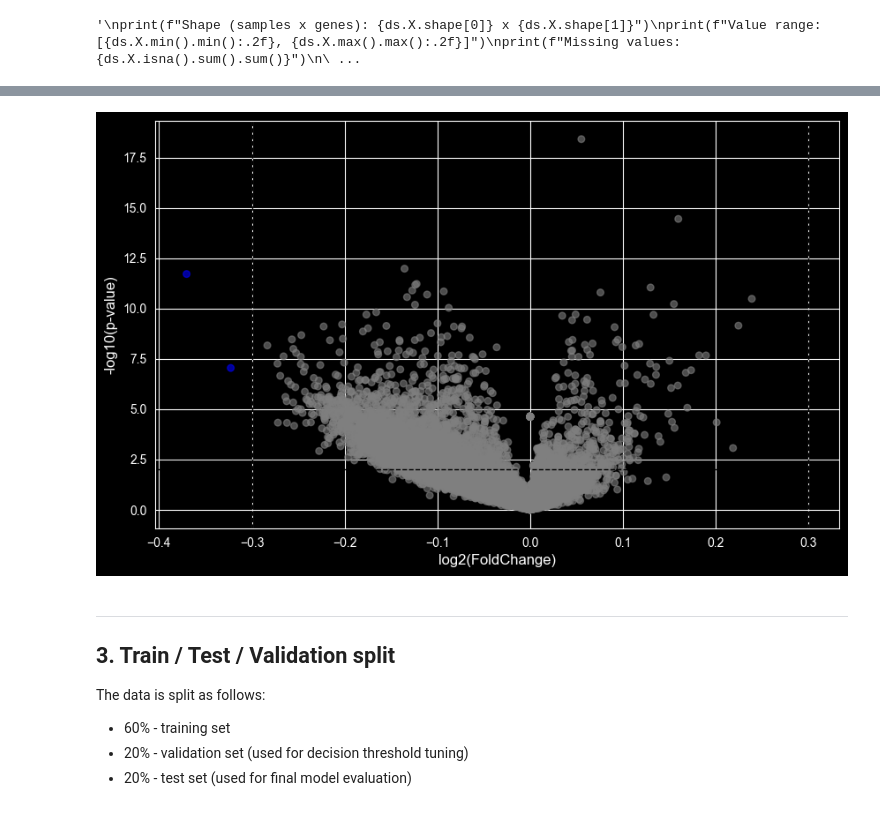
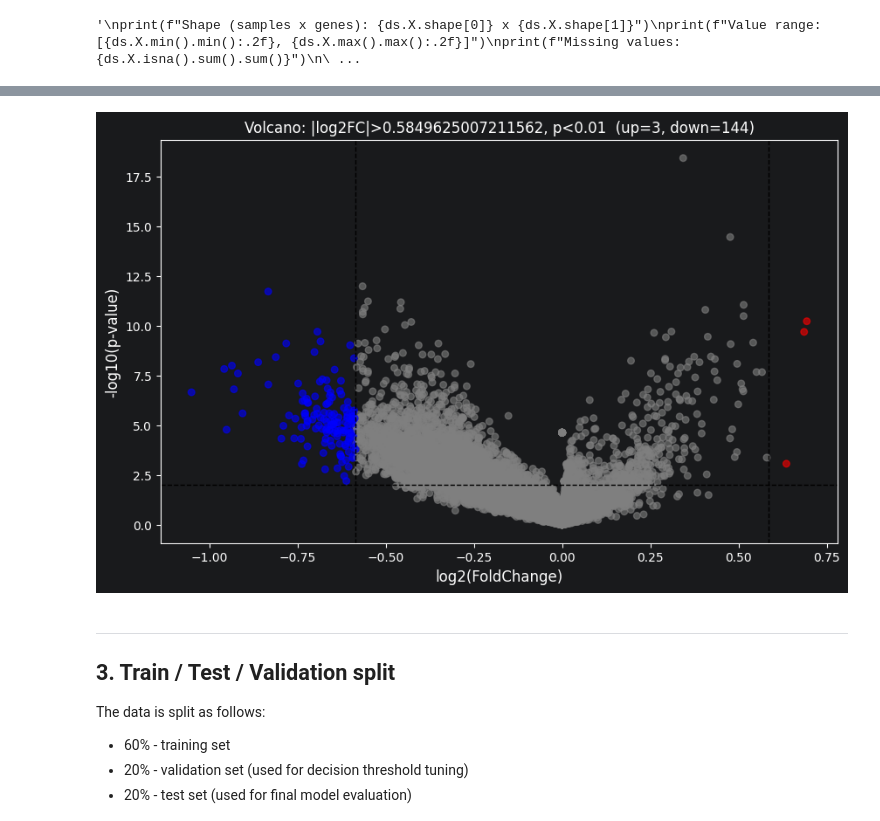
Before and after one commit to kasiaOsowska/pancreatic_canacer_dataset_analysis, a Jupyter notebook: 1_data_preparation.ipynb, the cells around one changed output, grey strips where cells are left out. Saved outputs shown, nothing was run; the diff lists cells and outputs as text; code cells hidden in the pictures.

```diff
--- a/1_data_preparation.ipynb
+++ b/1_data_preparation.ipynb
@@ -42,9 +42,7 @@ from utilz.constans import HEALTHY, DISEASE, CANCER
 from utilz.helpers import plot_split_balance, plot_pca, plot_group_overview
 from utilz.preprocessing_utilz import (
     ConstantExpressionReductor, AnovaFdrReductor,
-    MeanExpressionReductor, CovariatesBiasReductor,
-    WithinGroupVarianceReductor, CovariatesResidualTransformer,
-    AnovaReductor
+    MeanExpressionReductor,  WithinGroupVarianceReductor
 )
 
 
@@ -57,11 +55,9 @@ ds = load_dataset(data_path, meta_path, label_col="Group")
 TEST_SIZE = 0.2
 VALID_SIZE = 0.2
 # Preprocessing hyperparameters
-ANOVA_PERCENTILE = 5
 MEAN_PERCENTILE = 5
-WITHIN_GROUP_VARIANCE_PERCENTILE = 95
 ANOVA_FDR_THRESHOLD = 0.1
-LOG2FC = 0.1
+LOG2FC_THRESHOLD  = np.log2(1.5)
 
 
 print(f"Number of samples: {ds.X.shape[0]}")
@@ -237,65 +233,40 @@ ds.X.head(10).describe()
 # %% [output]
 '\nprint(f"Shape (samples x genes): {ds.X.shape[0]} x {ds.X.shape[1]}")\nprint(f"Value range: [{ds.X.min().min():.2f}, {ds.X.max().max():.2f}]")\nprint(f"Missing values: {ds.X.isna().sum().sum()}")\n\ ...
 # %%
+from utilz.preprocessing_utilz import Log2FCReductor
 from sklearn.feature_selection import f_classif
 
-def create_volcano_plot(X, y, p_threshold=0.01):
-    fc_threshold = LOG2FC
-    """
-    Tworzy wulkano plot z macierzy ekspresji genów i etykiet.
-
-    Parametry:
-    -----------
-    X : array-like (n_samples, n_genes)
-        Macierz ekspresji genów
-    y : array-like (n_samples,)
-        Etykiety (0 = zdrowy, 1 = chory)
-    gene_names : list, optional
-        Nazwy genów (kolumny X)
-    fc_threshold : float
-        Próg log2(FoldChange) (domyślnie 1)
-    p_threshold : float
-        Próg p-value (domyślnie 0.01)
-    """
-
-    # Rozdziel dane
-    X_healthy = X[y == 0]
-    X_sick = X[y == 1]
-
-    # Średnia ekspresja
-    mean_healthy = X_healthy.mean(axis=0)
-    mean_sick = X_sick.mean(axis=0)
-
-    # log2(FC)
-    log2fc = np.log2((mean_sick + 1e-6) / (mean_healthy + 1e-6))
-
-    # p-values (t-test)
-    f_stats, p_values = f_classif(X, y)
-
-    # -log10(p-value)
+def create_volcano_plot(X, y, p_threshold=0.01, min_abs_log2fc=LOG2FC_THRESHOLD):
+    reductor = Log2FCReductor(min_abs_log2fc=min_abs_log2fc).fit(X, y)
+    log2fc = reductor.log2fc_.values
+    deg_mask = X.columns.isin(reductor.selected_genes_)
+    _, p_values = f_classif(X, y)
     neg_log10_p = -np.log10(p_values + 1e-300)
-
-    # Kategoryzacja
-    significant = (np.abs(log2fc) > fc_threshold) & (p_values < p_threshold)
-    up = (log2fc > fc_threshold) & (p_values < p_threshold)
-    down = (log2fc < -fc_threshold) & (p_values < p_threshold)
-
-    # Rysowanie
-    fig, ax = plt.subplots(figsize=(10, 6))
+    sig_p = p_values < p_threshold
+    up    = deg_mask & sig_p & (log2fc > 0)
+    down  = deg_mask & sig_p & (log2fc < 0)
 
     colors = np.array(['grey'] * len(log2fc))
-    colors[up] = 'red'
+    colors[up]   = 'red'
     colors[down] = 'blue'
 
+    fig, ax = plt.subplots(figsize=(10, 6))
     ax.scatter(log2fc, neg_log10_p, c=colors, alpha=0.6, s=30)
-    ax.axhline(y=-np.log10(p_threshold), color='black', linestyle='--', linewidth=1)
-    ax.axvline(x=fc_threshold, color='black', linestyle='--', linewidth=1)
-    ax.axvline(x=-fc_threshold, color='black', linestyle='--', linewidth=1)
-
+    ax.axhline(-np.log10(p_threshold), color='black', linestyle='--', linewidth=1)
+    ax.axvline( min_abs_log2fc, color='black', linestyle='--', linewidth=1)
+    ax.axvline(-min_abs_log2fc, color='black', linestyle='--', linewidth=1)
     ax.set_xlabel('log2(FoldChange)', fontsize=12)
     ax.set_ylabel('-log10(p-value)', fontsize=12)
+    ax.set_title(f'Volcano: |log2FC|>{min_abs_log2fc}, p<{p_threshold}  '
+                 f'(up={int(up.sum())}, down={int(down.sum())})')
 
-    return {'log2fc': log2fc, 'p_values': p_values, 'significant': significant}
+    return {
+        'log2fc':      log2fc,
+        'p_values':    p_values,
+        'significant': up | down,
+        'reductor':    reductor,
+    }
 
-create_volcano_plot(ds.X, y_encoded, p_threshold=0.01)
+
+create_volcano_plot(ds.X, y_encoded, p_threshold=0.01, min_abs_log2fc = LOG2FC_THRESHOLD)
 # %% [output]
@@ -319,4 +279,4 @@ create_volcano_plot(ds.X, y_encoded, p_threshold=0.01)
-[figure, old version]
+[figure, new version]
 # %% [markdown]
 ---
 
```
Also changed, not shown: parts of 8 cells of this notebook, 17 other files.
